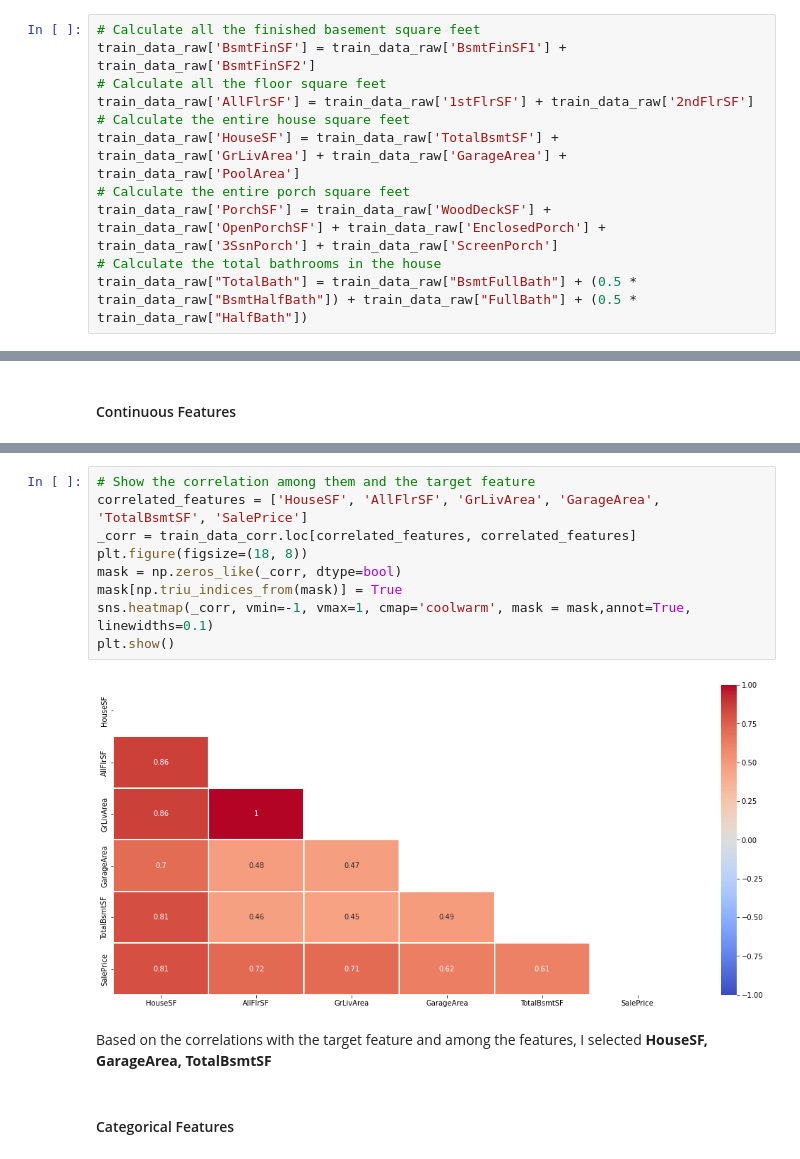
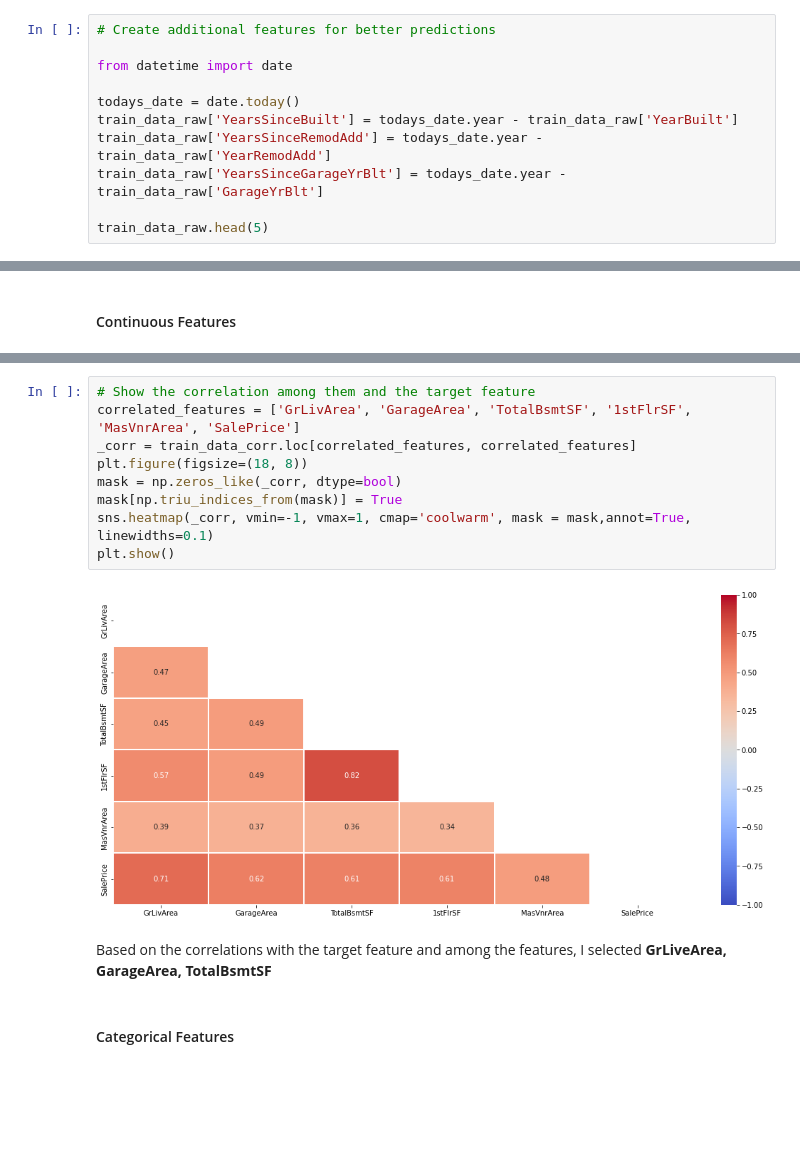
Before and after one commit to GuitooStephan/dsp-stephane-tanoh, a Jupyter notebook: notebooks/house-prices-modeling.ipynb, the cells around one changed output, grey strips where cells are left out. Saved outputs shown, nothing was run; the diff lists cells and outputs as text; blank space fills up the shorter version.

```diff
--- a/notebooks/house-prices-modeling.ipynb
+++ b/notebooks/house-prices-modeling.ipynb
@@ -142,11 +140,11 @@ memory usage: 924.0+ KB
-# %%
-# Calculate all the finished basement square feet
-train_data_raw['BsmtFinSF'] = train_data_raw['BsmtFinSF1'] + train_data_raw['BsmtFinSF2']
-# Calculate all the floor square feet
-train_data_raw['AllFlrSF'] = train_data_raw['1stFlrSF'] + train_data_raw['2ndFlrSF']
-# Calculate the entire house square feet
-train_data_raw['HouseSF'] = train_data_raw['TotalBsmtSF'] + train_data_raw['GrLivArea'] + train_data_raw['GarageArea'] + train_data_raw['PoolArea']
-# Calculate the entire porch square feet
-train_data_raw['PorchSF'] = train_data_raw['WoodDeckSF'] + train_data_raw['OpenPorchSF'] + train_data_raw['EnclosedPorch'] + train_data_raw['3SsnPorch'] + train_data_raw['ScreenPorch']
-# Calculate the total bathrooms in the house
-train_data_raw["TotalBath"] = train_data_raw["BsmtFullBath"] + (0.5 * train_data_raw["BsmtHalfBath"]) + train_data_raw["FullBath"] + (0.5 * train_data_raw["HalfBath"])
+# %%
+# Create additional features for better predictions
+
+from datetime import date
+
+todays_date = date.today()
+train_data_raw['YearsSinceBuilt'] = todays_date.year - train_data_raw['YearBuilt']
+train_data_raw['YearsSinceRemodAdd'] = todays_date.year - train_data_raw['YearRemodAdd']
+train_data_raw['YearsSinceGarageYrBlt'] = todays_date.year - train_data_raw['GarageYrBlt']
+
+train_data_raw.head(5)
@@ -169,17 +184,17 @@ TotalBsmtSF    0.613581
 Name: SalePrice, dtype: float64
 # %%
 # Show the correlation among them and the target feature
-correlated_features = ['HouseSF', 'AllFlrSF', 'GrLivArea', 'GarageArea', 'TotalBsmtSF', 'SalePrice']
+correlated_features = ['GrLivArea', 'GarageArea', 'TotalBsmtSF', '1stFlrSF', 'MasVnrArea', 'SalePrice']
 _corr = train_data_corr.loc[correlated_features, correlated_features]
 plt.figure(figsize=(18, 8))
 mask = np.zeros_like(_corr, dtype=bool)
 mask[np.triu_indices_from(mask)] = True
 sns.heatmap(_corr, vmin=-1, vmax=1, cmap='coolwarm', mask = mask,annot=True, linewidths=0.1)
 plt.show()
 # %% [output]
-[figure, old version]
+[figure, new version]
 # %% [markdown]
-Based on the correlations with the target feature and among the features, I selected <b>HouseSF, GarageArea, TotalBsmtSF</b>
+Based on the correlations with the target feature and among the features, I selected <b>GrLiveArea, GarageArea, TotalBsmtSF</b>
 # %% [markdown]
 #### Categorical Features
 # %%
```
Also changed, not shown: parts of 27 cells of this notebook.
